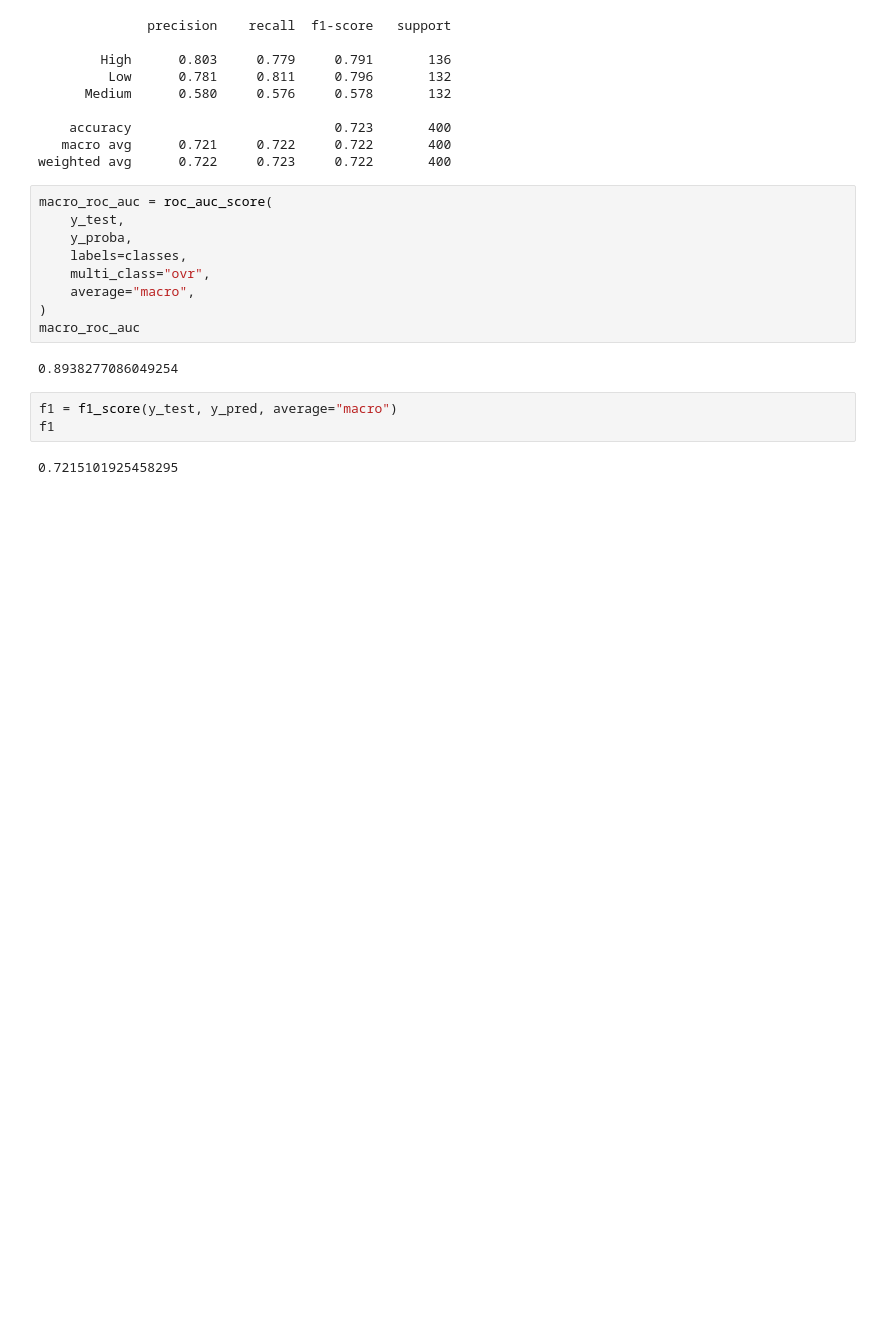
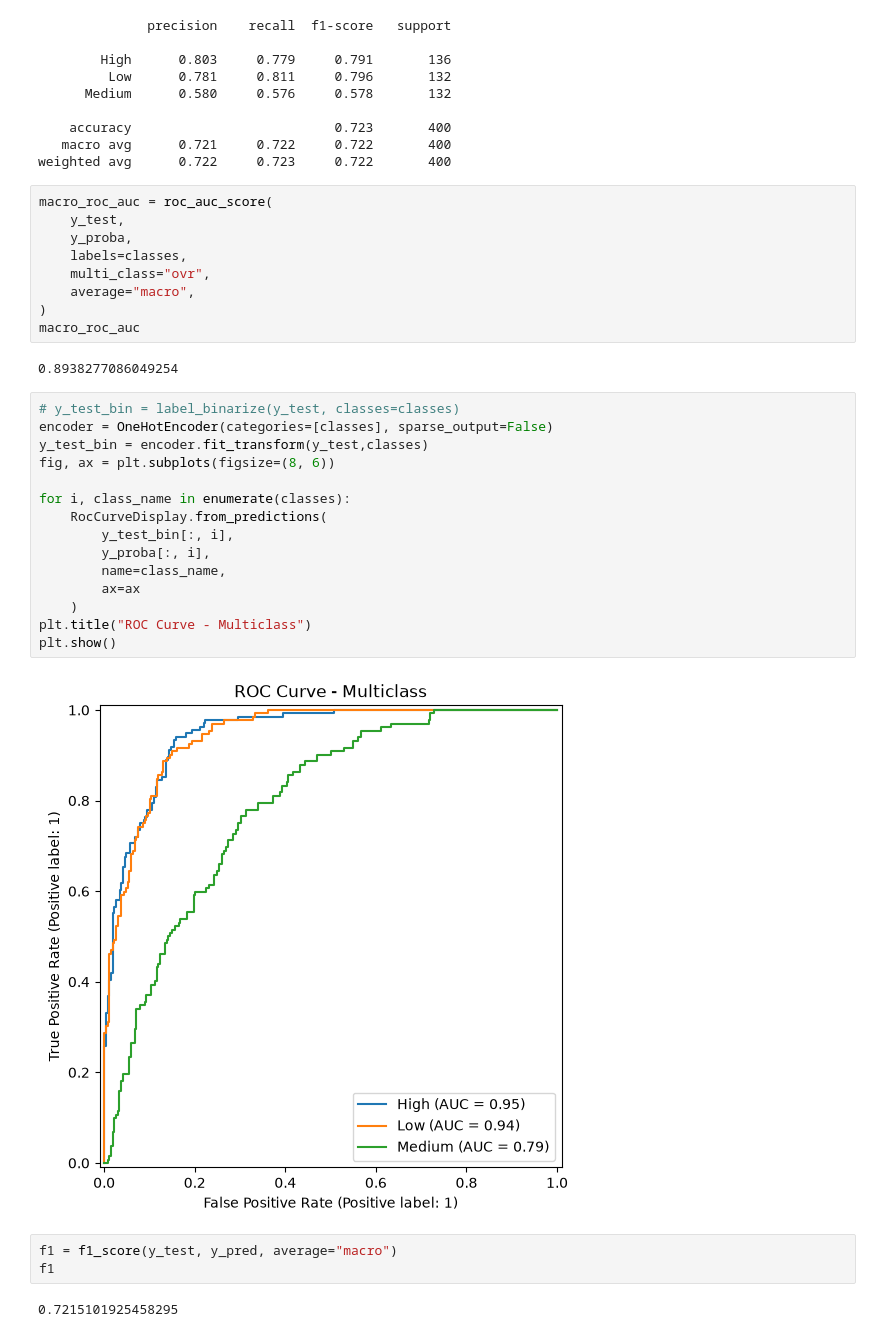
Before and after one commit to redel-byte/soutnance_1, a Jupyter notebook: notebooks/04_model_evaluation.ipynb, the cells around one changed output. Drawn from its saved outputs; the diff is of its cells as text; blank space fills up the shorter version.

```diff
--- a/notebooks/04_model_evaluation.ipynb
+++ b/notebooks/04_model_evaluation.ipynb
@@ -46,6 +47,23 @@ macro_roc_auc = roc_auc_score(
 macro_roc_auc
 # %% [output]
 0.8938277086049254
+# %%
+# y_test_bin = label_binarize(y_test, classes=classes)
+encoder = OneHotEncoder(categories=[classes], sparse_output=False)
+y_test_bin = encoder.fit_transform(y_test,classes)
+fig, ax = plt.subplots(figsize=(8, 6))
+
+for i, class_name in enumerate(classes):
+    RocCurveDisplay.from_predictions(
+        y_test_bin[:, i],
+        y_proba[:, i],
+        name=class_name,
+        ax=ax
+    )
+plt.title("ROC Curve - Multiclass")
+plt.show()
+# %% [output]
+[figure, added]
 # %%
 f1 = f1_score(y_test, y_pred, average="macro")
 f1
```
Also changed, not shown: parts of 1 cell of this notebook.
